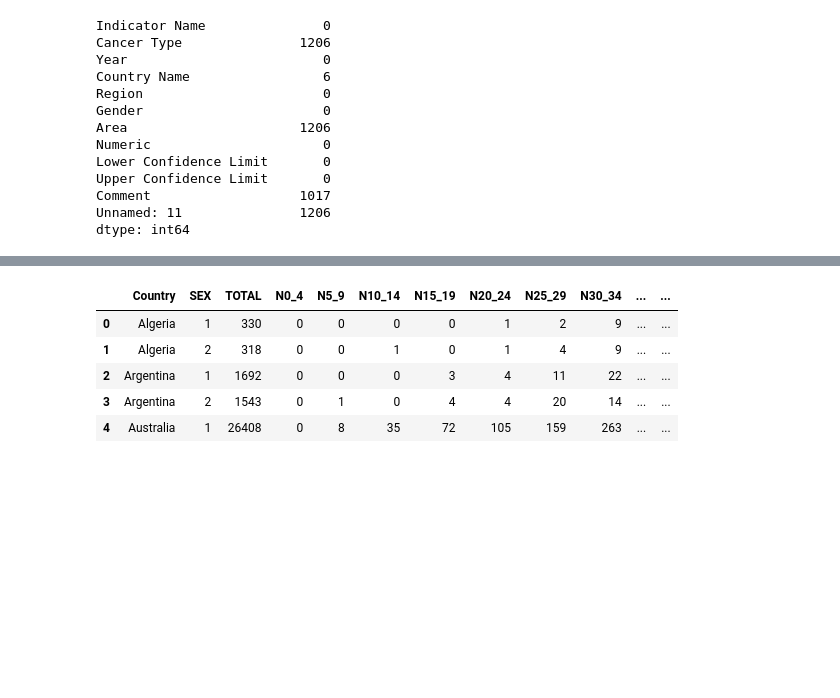
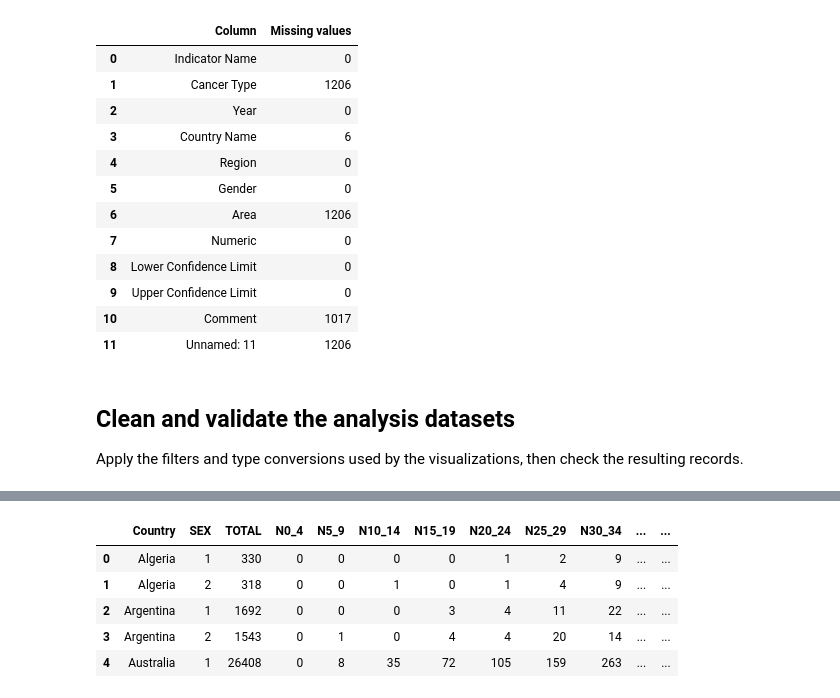
Before and after one commit to aghilisahand/Colon_Cancer_Analysis, a Jupyter notebook: Analysis.ipynb, the cells around one changed output, grey strips where cells are left out. Drawn from its saved outputs; the diff is of its cells as text; code cells hidden in the pictures; blank space fills up the shorter version.

```diff
--- a/Analysis.ipynb
+++ b/Analysis.ipynb
@@ -56,18 +95,29 @@ dtype: int64
 # %%
-# find missing data
-df2.isna().sum()
+# Count missing values in the tobacco dataset.
+tobacco_missing = (
+    df2.isna()
+    .sum()
+    .rename("Missing values")
+    .rename_axis("Column")
+    .reset_index()
+)
+display(tobacco_missing)
 # %% [output]
-Indicator Name               0
-Cancer Type               1206
-Year                         0
-Country Name                 6
-Region                       0
-Gender                       0
-Area                      1206
-Numeric                      0
-Lower Confidence Limit       0
-Upper Confidence Limit       0
-Comment                   1017
-Unnamed: 11               1206
-dtype: int64
+|  | Column | Missing values |
+| 0 | Indicator Name | 0 |
+| 1 | Cancer Type | 1206 |
+| 2 | Year | 0 |
+| 3 | Country Name | 6 |
+| 4 | Region | 0 |
+| 5 | Gender | 0 |
+| 6 | Area | 1206 |
+| 7 | Numeric | 0 |
+| 8 | Lower Confidence Limit | 0 |
+| 9 | Upper Confidence Limit | 0 |
+| 10 | Comment | 1017 |
+| 11 | Unnamed: 11 | 1206 |
+# %% [markdown]
+## Clean and validate the analysis datasets
+
+Apply the filters and type conversions used by the visualizations, then check the resulting records.
 # %%
```
Also changed, not shown: parts of 36 cells of this notebook, 1 other file.
